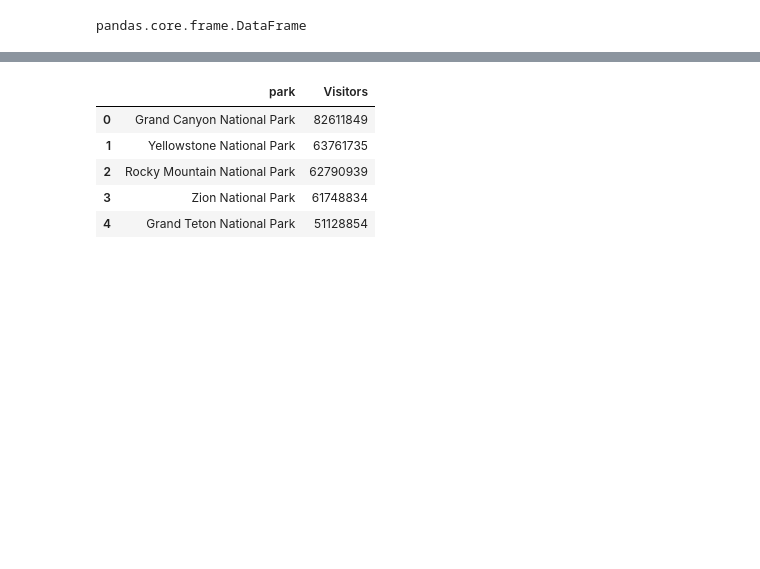
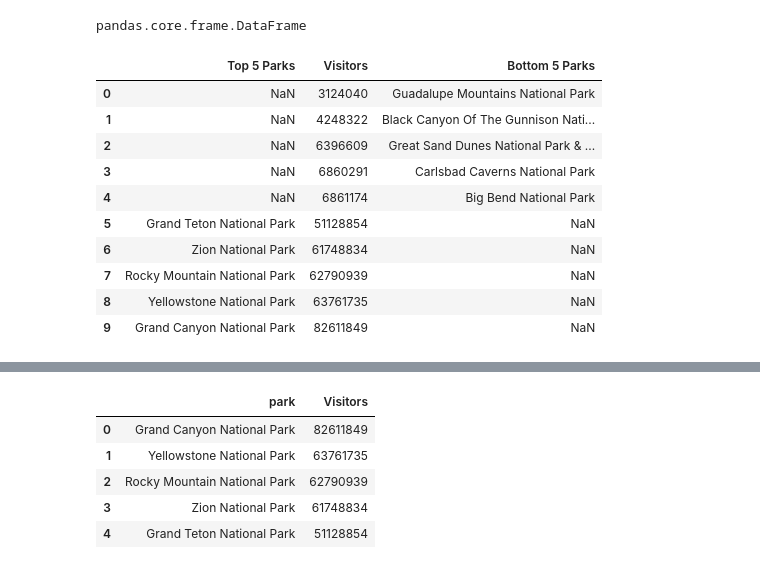
Before and after one commit to GGRAN24/Capstone_NParks, a Jupyter notebook: Capstone(a).ipynb, the cells around one changed output, grey strips where cells are left out. Saved outputs shown, nothing was run; the diff lists cells and outputs as text; code cells hidden in the pictures; blank space fills up the shorter version.

```diff
--- a/Capstone(a).ipynb
+++ b/Capstone(a).ipynb
@@ -319,3 +336,19 @@ Bottom_five_parkpop=Bottom_five_parkpop.to_frame().reset_index()
 type(Bottom_five_parkpop)
 # %% [output]
 pandas.core.frame.DataFrame
+# %%
+top_bottom_five_parks=pd.merge(Top_five_parkpop, Bottom_five_parkpop, left_on='Visitors', right_on='Visitors',how='outer')
+top_bottom_five_parks=top_bottom_five_parks.rename(columns={'park_x':'Top 5 Parks','park_y':'Bottom 5 Parks'})
+top_bottom_five_parks.head(10)
+# %% [output]
+|  | Top 5 Parks | Visitors | Bottom 5 Parks |
+| 0 | NaN | 3124040 | Guadalupe Mountains National Park |
+| 1 | NaN | 4248322 | Black Canyon Of The Gunnison Nati... |
+| 2 | NaN | 6396609 | Great Sand Dunes National Park & ... |
+| 3 | NaN | 6860291 | Carlsbad Caverns National Park |
+| 4 | NaN | 6861174 | Big Bend National Park |
+| 5 | Grand Teton National Park | 51128854 | NaN |
+| 6 | Zion National Park | 61748834 | NaN |
+| 7 | Rocky Mountain National Park | 62790939 | NaN |
+| 8 | Yellowstone National Park | 63761735 | NaN |
+| 9 | Grand Canyon National Park | 82611849 | NaN |
```
Also changed, not shown: parts of 74 cells of this notebook.
